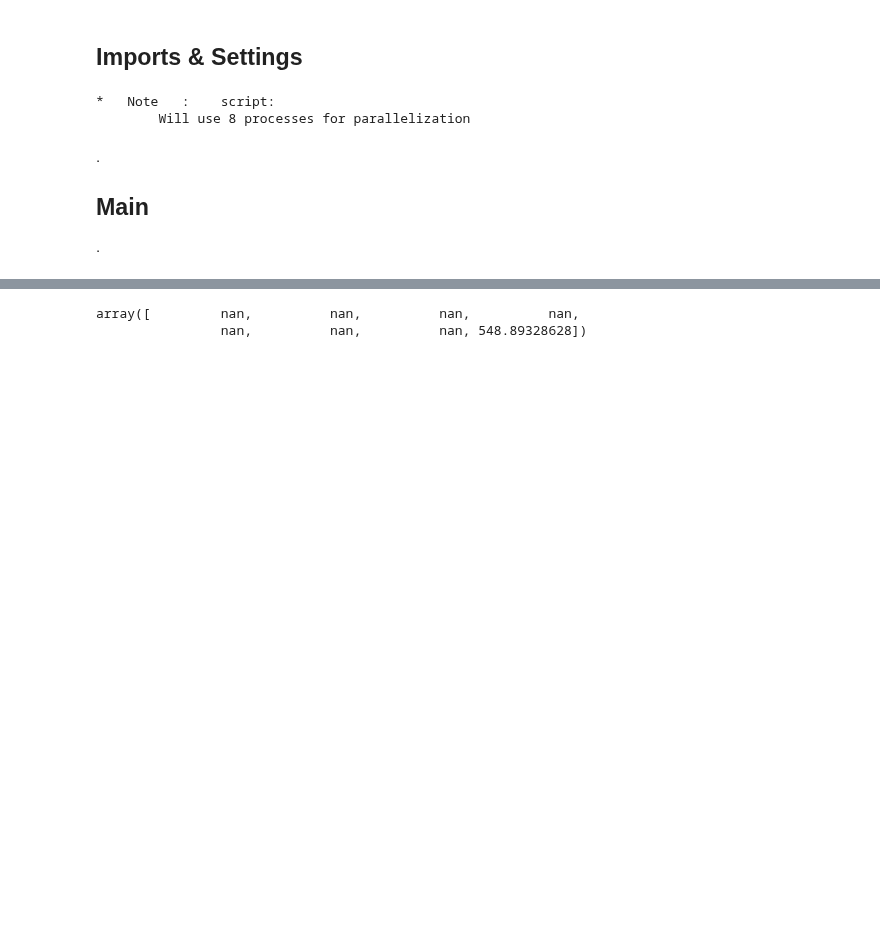
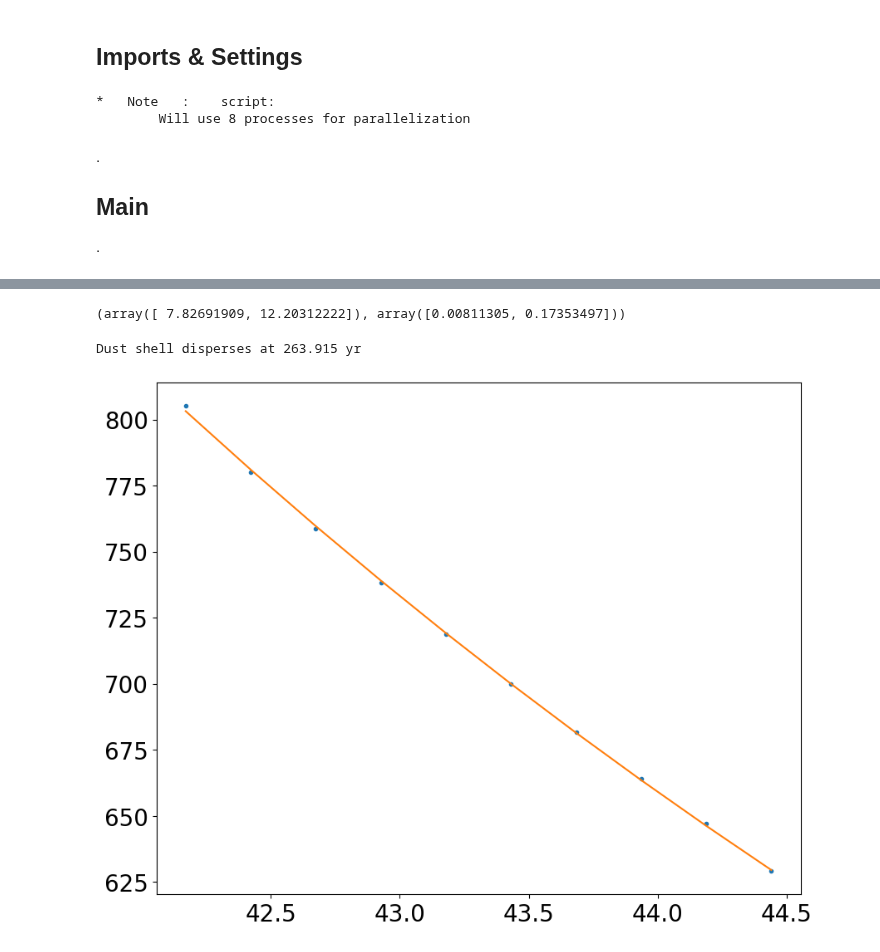
Before and after one commit to chunliangmu/RTinCEE-scripts-2024, a Jupyter notebook: script_TauDust.ipynb, the cells around one changed output, grey strips where cells are left out. Drawn from its saved outputs; the diff is of its cells as text; code cells hidden in the pictures; blank space fills up the shorter version.

```diff
--- a/script_TauDust.ipynb
+++ b/script_TauDust.ipynb
@@ -286,5 +313,40 @@ if __name__ == '__main__' and not do_debug:
 # %%
-ys
+if __name__ == '__main__' and do_debug:
+
+
+    # - set func -
+    alpha0 = -10/3
+    # f: get tau_dust from time
+    f = lambda t, A, t0, alpha=alpha0: 10**A * (t - t0)**alpha
+    # g: f^-1, i.e., get time from tau_dust
+    g = lambda tau_dust, A, t0, alpha=alpha0: (tau_dust / 10**A)**(1/alpha) + t0
+
+    # - prepare data -
+    xs = data['times']
+    mk = xs > 42*units.yr # 33, 38
+    ys = data['v']['+z']['tau_dust']
+    xs, ys = xs[mk].to_value(units.yr), ys[mk]
+    # initial guess p0
+    t0 = 10.
+    A0 = np.average(np.log10(ys / f(xs, 0., t0)))
+    p0 = (A0, t0)
+
+    # - fit -
+    popt, pcov = curve_fit(f, xs, ys, p0=p0)
+    perr = np.sqrt(np.diag(pcov))
+
+xs, ys, A0, p0
+popt, perr
 # %% [output]
-array([         nan,          nan,          nan,          nan,
-                nan,          nan,          nan, 548.89328628])
+(array([ 7.82691909, 12.20312222]), array([0.00811305, 0.17353497]))
+# %%
+if __name__ == '__main__' and do_debug:
+    # - plot -
+    fig, ax = plt.subplots(figsize=(10, 8))
+    ax.plot(xs, ys, '.')
+    # ax.plot(xs, f(xs, *p0), '--')
+    ax.plot(xs, f(xs, *popt))
+    print(f"Dust shell disperses at {g(PHOTOSPHERE_TAU, *popt):.3f} yr")
+# %% [output]
+Dust shell disperses at 263.915 yr
+[figure, added]
```
Also changed, not shown: parts of 9 cells of this notebook.
